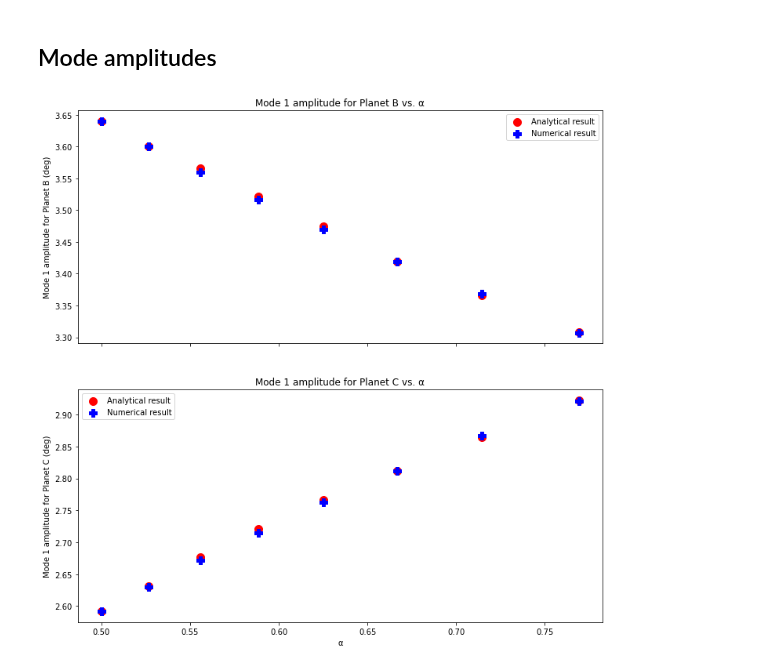
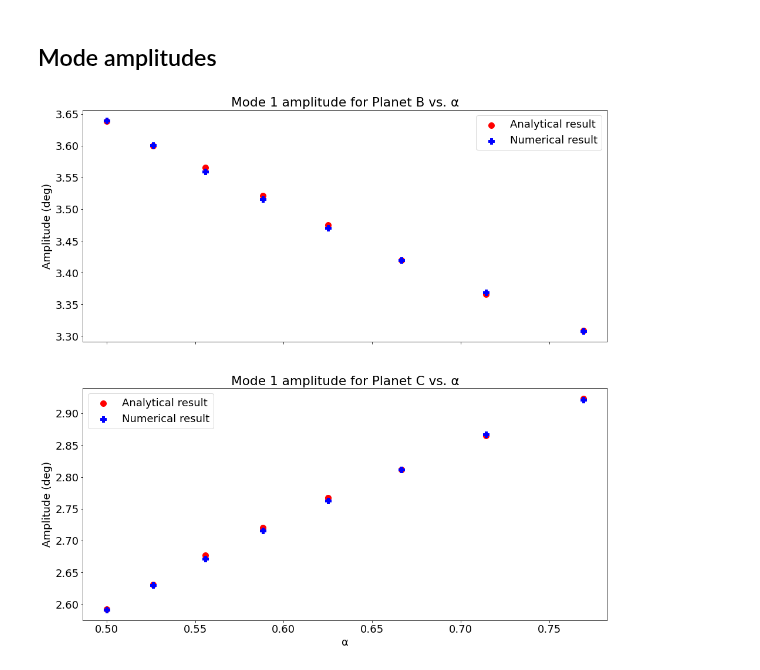
Before and after one commit to Jupiter1994/inc-dynamics, a Jupyter notebook: two_planet/mode_freqs_and_amps.ipynb, the cells around one changed output. Drawn from its saved outputs; the diff is of its cells as text; code cells hidden in the pictures.

```diff
--- a/two_planet/mode_freqs_and_amps.ipynb
+++ b/two_planet/mode_freqs_and_amps.ipynb
@@ -12,9 +12,12 @@ $. $v_1^B$ is the component of $\vec{v}_1$ corresponding to the innermost planet
 # %%
 # import packages
 import numpy as np
+import matplotlib.pyplot as plt
 
-import matplotlib.pyplot as plt
-plt.rcParams["figure.figsize"] = (10, 7)
+## set global figure size
+plt.rcParams["figure.figsize"] = (13, 10)
+## set global font size
+plt.rcParams.update({'font.size':18})
 # %% [markdown]
 Define the arrays that contain the derived numerical and analytical values of $\omega$ and $\vec{v}_1$.
 # %%
@@ -58,29 +61,29 @@ plt.show()
 # %% [markdown]
 ## Mode amplitudes
 # %%
-fig, (ax1, ax2) = plt.subplots(2, 1, sharex=True, figsize=(12,12))
+fig, (ax1, ax2) = plt.subplots(2, 1, sharex=True, figsize=(16,16))
 fig.patch.set_facecolor('white')
 
 ## Mode 1 amplitude for Planet B
 ax1.scatter(alphas, v1_B_an, s=100, color='red', marker='o', label='Analytical result')
 ax1.scatter(alphas, v1_B_num, s=100, color='blue', marker='P', label='Numerical result')
 
 #ax1.set_xlabel('α')
-ax1.set_ylabel('Mode 1 amplitude for Planet B (deg)')
+ax1.set_ylabel('Amplitude (deg)')
 ax1.set_title('Mode 1 amplitude for Planet B vs. α')
 ax1.legend()
 
 ## Mode 1 amplitude for Planet C
 ax2.scatter(alphas, v1_C_an, s=100, color='red', marker='o', label='Analytical result')
 ax2.scatter(alphas, v1_C_num, s=100, color='blue', marker='P', label='Numerical result')
 
 ax2.set_xlabel('α')
-ax2.set_ylabel('Mode 1 amplitude for Planet C (deg)')
+ax2.set_ylabel('Amplitude (deg)')
 ax2.set_title('Mode 1 amplitude for Planet C vs. α')
 ax2.legend()
 
 fig_path = "Figures/2p_mode_amps.png"
 plt.savefig(fig_path, bbox_inches='tight')
 plt.show()
 # %% [output]
-[figure, old version]
+[figure, new version]
```
Also changed, not shown: parts of 3 cells of this notebook, 8 other files.
